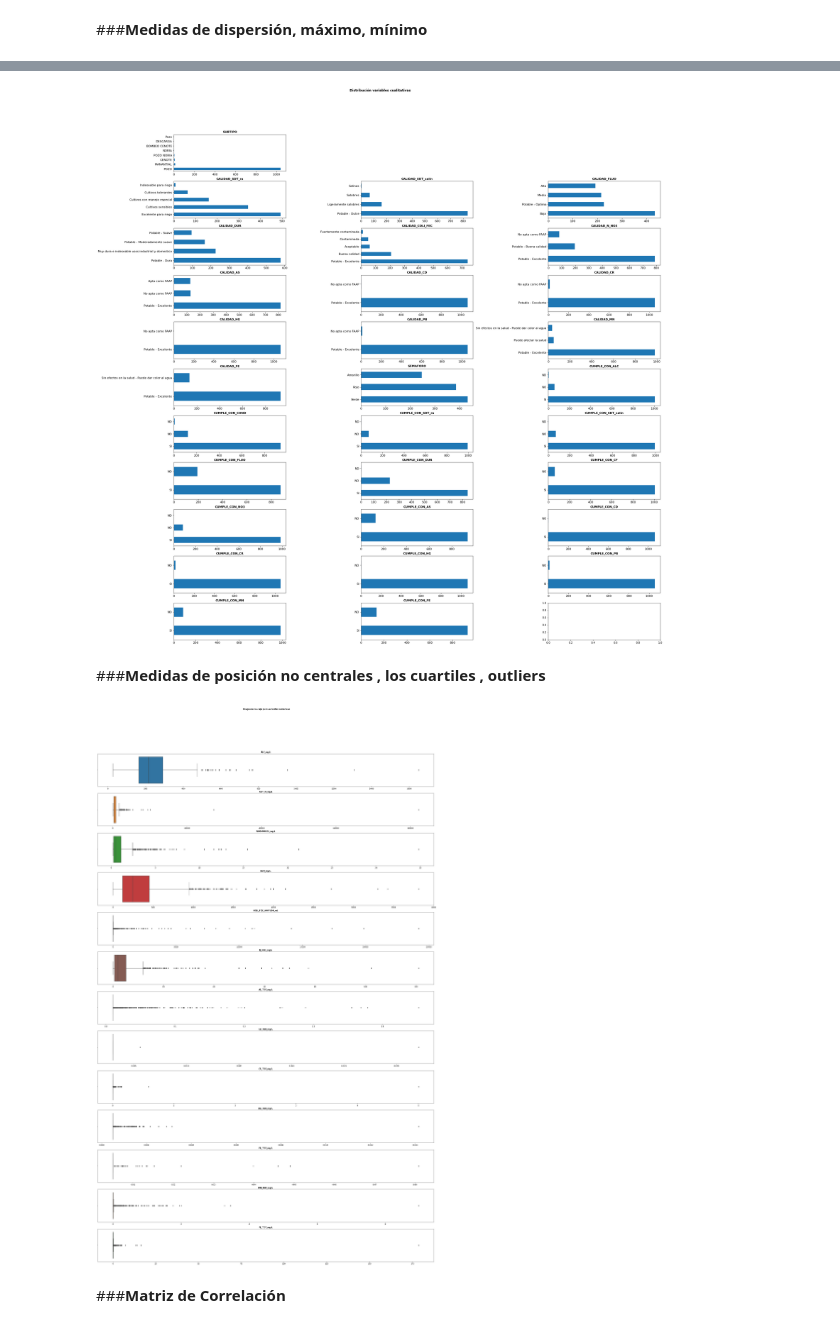
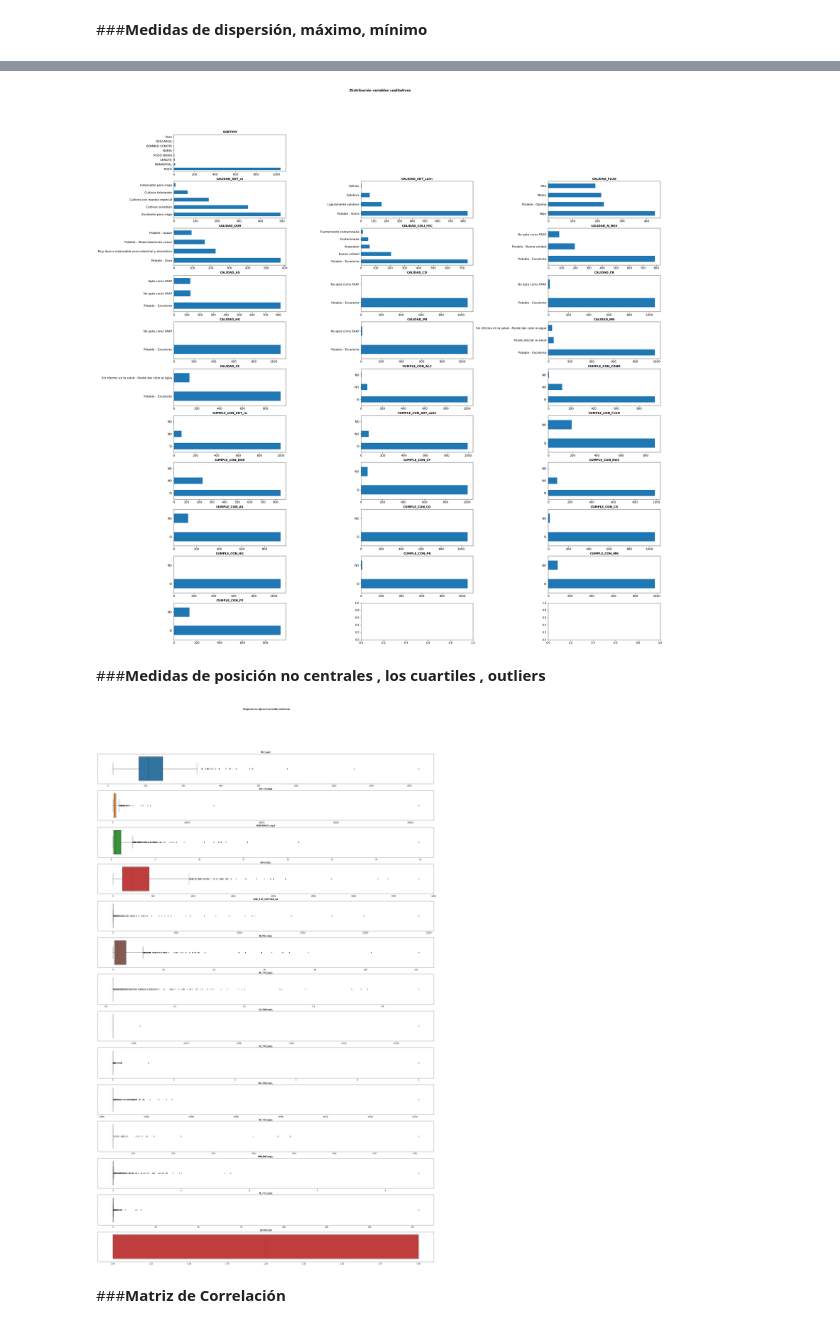
Before and after one commit to PosgradoMNA/actividades-del-projecto-equipo-5, a Jupyter notebook: Entrega1_Reto_Equipo5.ipynb, the cells around one changed output, grey strips where cells are left out. Saved outputs shown, nothing was run; the diff lists cells and outputs as text; code cells hidden in the pictures.

```diff
--- a/Entrega1_Reto_Equipo5.ipynb
+++ b/Entrega1_Reto_Equipo5.ipynb
@@ -206,6 +206,8 @@ columns = ['ALC_mg/L','CONDUCT_mS/cm','SDT_M_mg/L','FLUORUROS_mg/L','DUR_mg/L','
           'CD_TOT_mg/L','CR_TOT_mg/L','HG_TOT_mg/L','PB_TOT_mg/L','MN_TOT_mg/L','FE_TOT_mg/L']
 
 df_subterraneas[columns] = df_subterraneas[columns].replace({'<':''}, regex=True)
+# %%
+df_subterraneas['SEMAFORO'] = df_subterraneas['SEMAFORO'].replace({'Verde':'1', 'Amarillo':'2', 'Rojo':'3'}, regex=True)
 # %%
 tmp = df_subterraneas.isna().sum().to_frame()
 tmp[tmp[0]>0]
@@ -226,7 +228,8 @@ col_numericas = [
     'HG_TOT_mg/L',
     'PB_TOT_mg/L',
     'MN_TOT_mg/L',
-    'FE_TOT_mg/L'
+    'FE_TOT_mg/L',
+    'SEMAFORO'
 ]
 
 col_string = [
@@ -234,6 +237,7 @@ col_string = [
 ]
 
 col_categoricas = [
+
  'SUBTIPO',
  'CALIDAD_ALC',
  'CALIDAD_CONDUC',
@@ -250,7 +254,6 @@ col_categoricas = [
  'CALIDAD_PB',
  'CALIDAD_MN',
  'CALIDAD_FE',
- 'SEMAFORO',
  'CUMPLE_CON_ALC',
  'CUMPLE_CON_COND',
  'CUMPLE_CON_SDT_ra',
@@ -383,30 +390,30 @@ fig.tight_layout()
 plt.subplots_adjust(top=0.9)
 fig.suptitle('Distribución variables cualitativas', fontsize = 12, fontweight = "bold");
 # %% [output]
-[figure, old version]
+[figure, new version]
 # %% [markdown]
 ###**Medidas de posición no centrales , los cuartiles , outliers**
 # %%
 # Gráfico de caja y bigotes para cada variable numérica
-fig, axes = plt.subplots(nrows=13, ncols=1, figsize=(30, 50))
+fig, axes = plt.subplots(nrows=14, ncols=1, figsize=(30, 50))
 axes = axes.flat
 
 for i, colum in enumerate(col_numericas):
     sns.boxplot(
         data    = df_subterraneas,
         x       = colum,
         color   = (list(plt.rcParams['axes.prop_cycle'])*2)[i]["color"],
         ax      = axes[i]
     )
     axes[i].set_title(colum, fontsize = 12, fontweight = "bold")
     axes[i].tick_params(labelsize = 12)
     axes[i].set_xlabel("")
 
 fig.tight_layout()
 plt.subplots_adjust(top = 0.9)
 fig.suptitle('Diagrama de caja para variables numéricas', fontsize = 12, fontweight = "bold");
 # %% [output]
-[figure, old version]
+[figure, new version]
 # %% [markdown]
 ###**Matriz de Correlación**
 # %%
```
Also changed, not shown: parts of 18 cells of this notebook.
